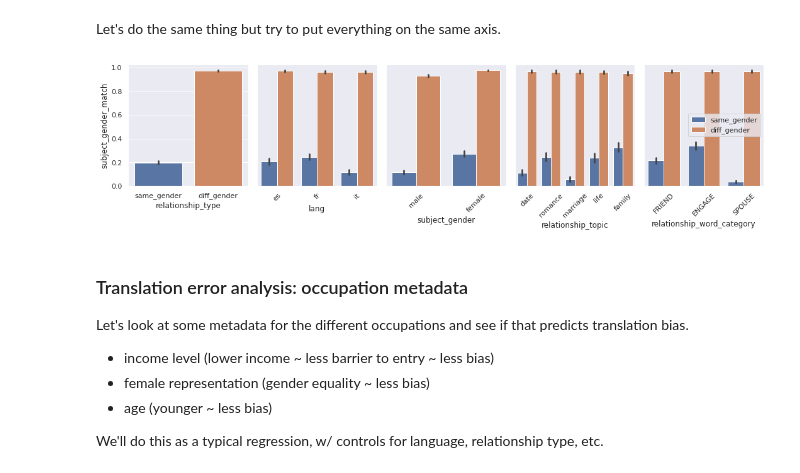
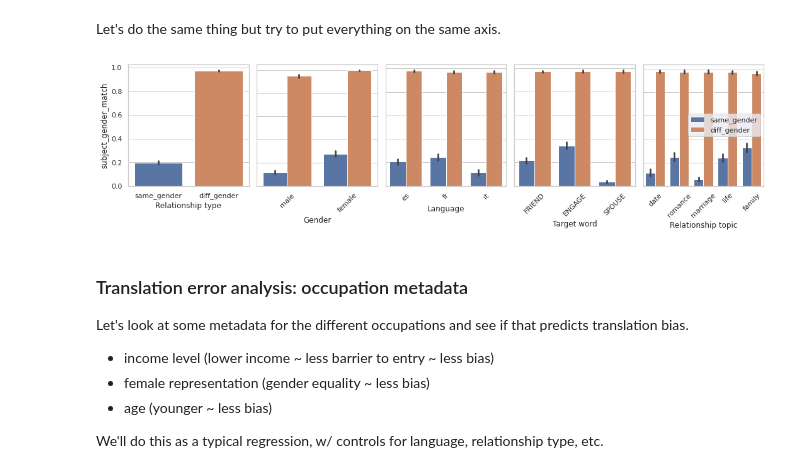
Before and after one commit to ianbstewart/multilingual-same-gender-bias, a Jupyter notebook: query_translations.ipynb, the cells around one changed output. Drawn from its saved outputs; the diff is of its cells as text; code cells hidden in the pictures.

```diff
--- a/query_translations.ipynb
+++ b/query_translations.ipynb
@@ -776,43 +776,50 @@ for attr_var_i, title_i in attr_vars:
 # %% [markdown]
 Let's do the same thing but try to put everything on the same axis.
 # %%
-plot_attr_vars = ['lang', 'subject_gender', 'relationship_topic', 'relationship_word_category']
+plot_attr_vars = [
+    ('subject_gender','Gender'),
+    ('lang', 'Language'),
+    ('relationship_word_category', 'Target word'),
+    ('relationship_topic', 'Relationship topic'),
+]
 N_cols = len(plot_attr_vars) + 1
 height = 4
 width = N_cols*3.
+sns.set_style('whitegrid')
 f, axs = plt.subplots(1, N_cols, figsize=(width, height))
 bar_width = 0.5
 # plot overall scores
 overall_plot = sns.barplot(data=combined_sentence_data, x='relationship_type', y='subject_gender_match', ax=axs[0])
+overall_plot.set(xlabel='Relationship type')
 # plot scores per attribute
-for i, attr_var_i in enumerate(plot_attr_vars):
+for i, (attr_var_i, title_i) in enumerate(plot_attr_vars):
     ax_i = axs[i+1]
     width_i = combined_sentence_data.loc[:, attr_var_i].nunique() * 1.5
     # set figure size
     sns.set(rc={'figure.figsize' : (width_i, height)})
     # rotate x ticks
     ax_i.set_xticklabels(ax_i.get_xticklabels(), rotation=45)
     plot_i = sns.barplot(data=combined_sentence_data, x=attr_var_i, y='subject_gender_match', hue='relationship_type', ax=ax_i)
-    plot_i.set(ylabel=None, yticks=[], yticklabels=[])
+    plot_i.set(ylabel=None, yticklabels=[], xlabel=title_i)
     if(i+1 < N_cols-1):
         plot_i.get_legend().remove()
     else:
         ax_i.legend(loc='center right')
 plt.tight_layout()
 plt.show()
 ## facet grid does not work!! different x axis for each variable
 # use facet grid https://www.geeksforgeeks.org/multi-plot-grid-in-seaborn/
 # flatten data because ugh
 # flat_sentence_data = combined_sentence_data.melt(id_vars=['sent', 'translation_txt', 'lang', 'relationship_type', 'subject_gender_match'],
 #                                                  value_vars=plot_attr_vars,
 #                                                  value_name='attr_val', var_name='attr_var')
 # grid_plot = sns.FacetGrid(flat_sentence_data, col='attr_var')
 # grid_plot.map(sns.barplot, 'attr_val', 'subject_gender_match')
 # plt.show()
 
 # display(flat_sentence_data.head())
 # %% [output]
-[figure, old version]
+[figure, new version]
 # %% [markdown]
 ### Translation error analysis: occupation metadata
 Let's look at some metadata for the different occupations and see if that predicts translation bias.
```
Also changed, not shown: parts of 1 cell of this notebook.
